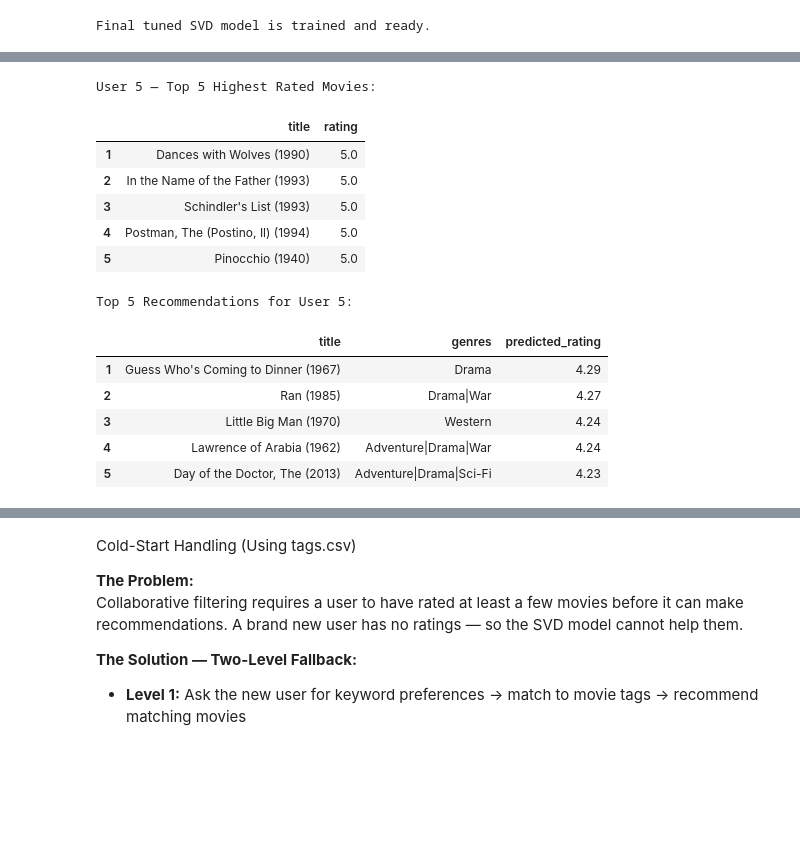
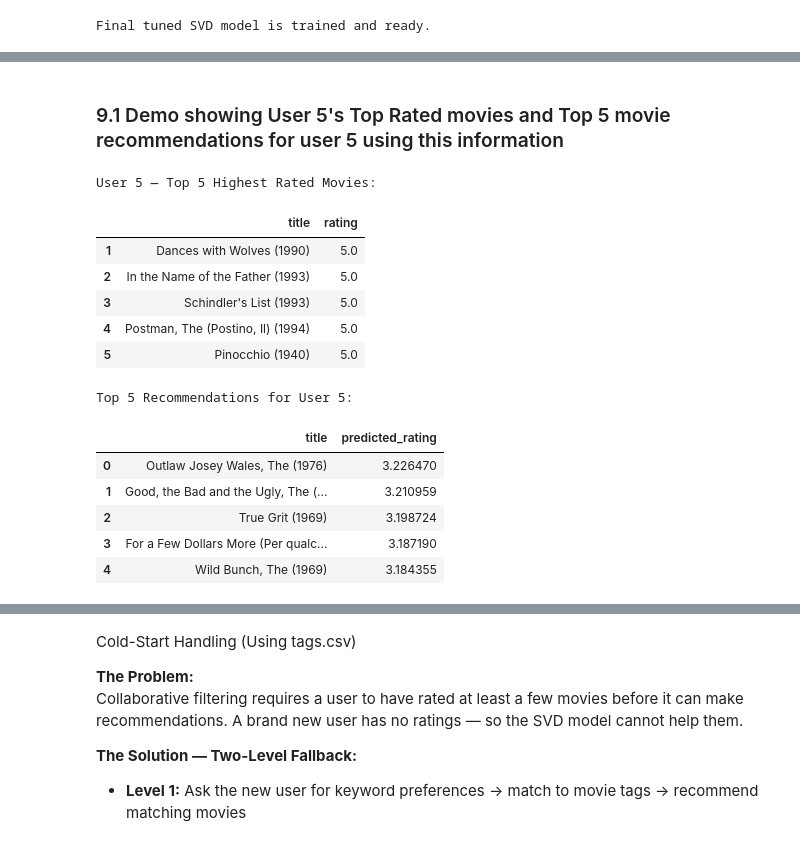
Before and after one commit to angelawachira-eng/GROUP_2-MOVIE_RECOMMENDATION_SYSTEM, a Jupyter notebook: Notebook/Recommendation_System_Project.ipynb, the cells around one changed output, grey strips where cells are left out. Drawn from its saved outputs; the diff is of its cells as text; code cells hidden in the pictures; blank space fills up the shorter version.

```diff
--- a/Notebook/Recommendation_System_Project.ipynb
+++ b/Notebook/Recommendation_System_Project.ipynb
@@ -746,0 +838,42 @@ Recommendation function is ready.
+# %%
+def get_hybrid_recommendations(user_id, model, n=5):
+    # Check if user exists
+    if user_id not in ratings['userId'].unique():
+        # Fallback for new user
+        popular = movie_ratings.groupby('title').agg({'rating': ['mean', 'count']})
+        popular.columns = ['predicted_rating', 'vote_count']
+        top_movies = popular[popular['vote_count'] > 50].sort_values('predicted_rating', ascending=False).head(n)
+        return top_movies.reset_index()[['title', 'predicted_rating']]
+
+    # 1. Collaborative Step
+    seen = set(ratings[ratings['userId'] == user_id]['movieId'])
+    all_movies = set(movies_enriched['movieId'])
+    unseen = list(all_movies - seen)
+
+    # 2. Get User's top movie for similarity
+    user_top_movie_id = ratings[ratings['userId'] == user_id].sort_values('rating', ascending=False).iloc[0]['movieId']
+    user_top_idx = movie_idx_map[user_top_movie_id]
+
+    # 3. Calculate Hybrid Scores
+    hybrid_scores = []
+    for m_id in unseen:
+        # SVD Score (scaled to 1-5 to look like stars)
+        svd_pred = model.predict(user_id, m_id).est
+
+        # Content Similarity Score (scaled 0-1)
+        m_idx = movie_idx_map[m_id]
+        sim_score = cosine_sim[user_top_idx][m_idx]
+
+        # Final Score: 70% SVD + 30% Similarity (adjusted to 5-star scale)
+        final_score = (svd_pred * 0.7) + (sim_score * 5 * 0.3)
+        hybrid_scores.append((m_id, final_score))
+
+    # 4. Build Result
+    hybrid_scores.sort(key=lambda x: x[1], reverse=True)
+    top_n = hybrid_scores[:n]
+
+    # Create DataFrame and ensure the order is kept
+    res_df = pd.DataFrame(top_n, columns=['movieId', 'predicted_rating'])
+    res_df = res_df.merge(movies_enriched[['movieId', 'title']], on='movieId')
+
+    return res_df[['title', 'predicted_rating']]
@@ -747,36 +882,38 @@ Recommendation function is ready.
+# %% [markdown]
+### 9.1 Demo showing User 5's Top Rated movies and Top 5 movie recommendations for user 5 using this information
 # %%
 # Show User 5's existing top-rated movies
 TARGET_USER = 5
 
 user_rated = (
     ratings[ratings['userId'] == TARGET_USER]
     .merge(movies[['movieId', 'title']], on='movieId')
     .sort_values('rating', ascending=False)
     [['title', 'rating']]
     .head(5)
     .reset_index(drop=True)
 )
 user_rated.index = range(1, 6)
 
 print(f"User {TARGET_USER} — Top 5 Highest Rated Movies:")
 display(user_rated)
 
 # Get top 5 recommendations
 print(f"\nTop 5 Recommendations for User {TARGET_USER}:")
-recs = get_top_recommendations(TARGET_USER, best_svd, ratings, movies, n=5)
+recs = get_hybrid_recommendations   (TARGET_USER, best_svd,n=5)
 display(recs)
 # %% [output]
 User 5 — Top 5 Highest Rated Movies:
 |  | title | rating |
 | 1 | Dances with Wolves (1990) | 5.0 |
 | 2 | In the Name of the Father (1993) | 5.0 |
 | 3 | Schindler's List (1993) | 5.0 |
 | 4 | Postman, The (Postino, Il) (1994) | 5.0 |
 | 5 | Pinocchio (1940) | 5.0 |
 Top 5 Recommendations for User 5:
-|  | title | genres | predicted_rating |
-| 1 | Guess Who's Coming to Dinner (1967) | Drama | 4.29 |
-| 2 | Ran (1985) | Drama|War | 4.27 |
-| 3 | Little Big Man (1970) | Western | 4.24 |
-| 4 | Lawrence of Arabia (1962) | Adventure|Drama|War | 4.24 |
-| 5 | Day of the Doctor, The (2013) | Adventure|Drama|Sci-Fi | 4.23 |
+|  | title | predicted_rating |
+| 0 | Outlaw Josey Wales, The (1976) | 3.226470 |
+| 1 | Good, the Bad and the Ugly, The (... | 3.210959 |
+| 2 | True Grit (1969) | 3.198724 |
+| 3 | For a Few Dollars More (Per qualc... | 3.187190 |
+| 4 | Wild Bunch, The (1969) | 3.184355 |
```
Also changed, not shown: parts of 71 cells of this notebook, 1 other file.
